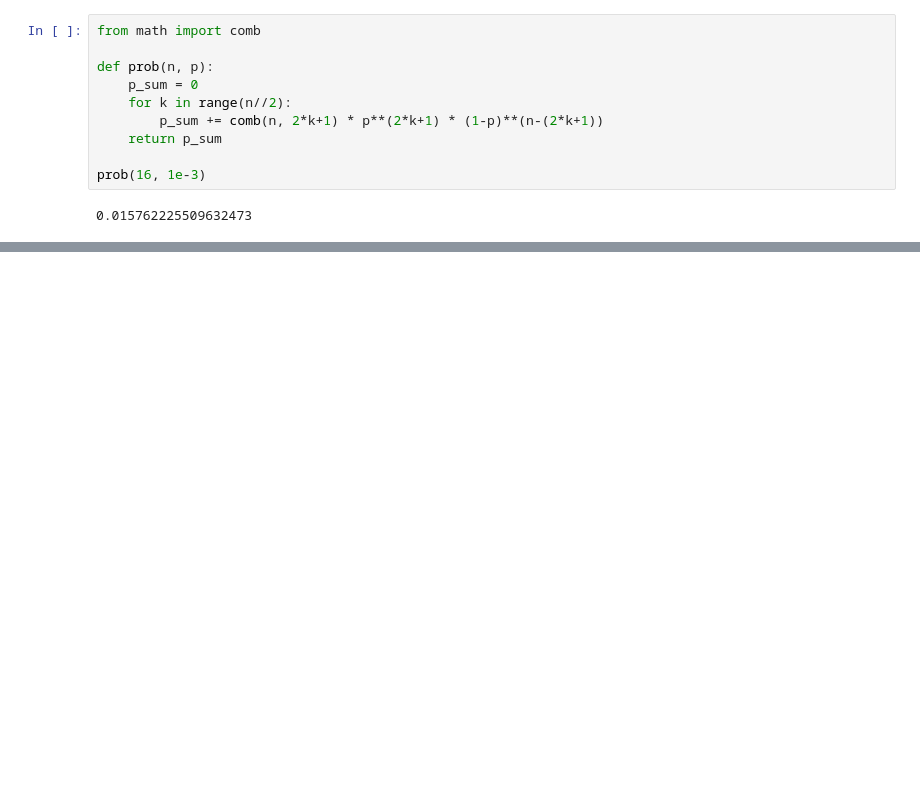
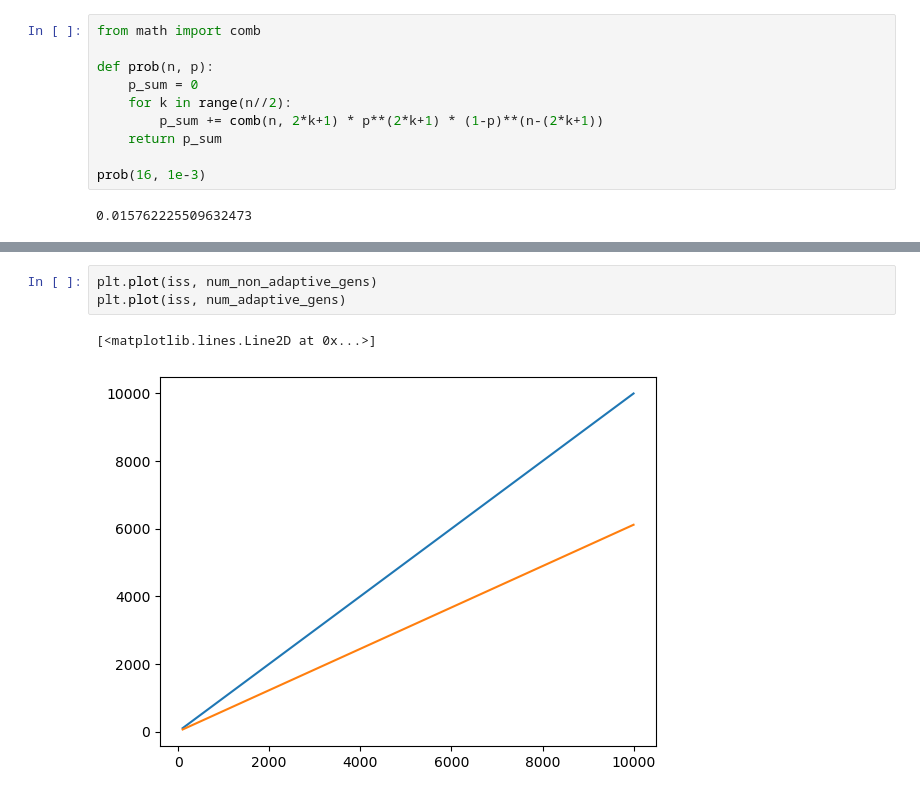
Before and after one commit to noahberthusen/adaptive_qec, a Jupyter notebook: notebooks/test.ipynb, the cells around one changed output, grey strips where cells are left out. Saved outputs shown, nothing was run; the diff lists cells and outputs as text; blank space fills up the shorter version.

```diff
--- a/notebooks/test.ipynb
+++ b/notebooks/test.ipynb
@@ -231,0 +103,6 @@ plt.plot(iss, num_adaptive_CNOTs)
+# %%
+plt.plot(iss, num_non_adaptive_gens)
+plt.plot(iss, num_adaptive_gens)
+# %% [output]
+[<matplotlib.lines.Line2D at 0x...>]
+[figure, added]
```
Also changed, not shown: parts of 10 cells of this notebook, 6 other files.
